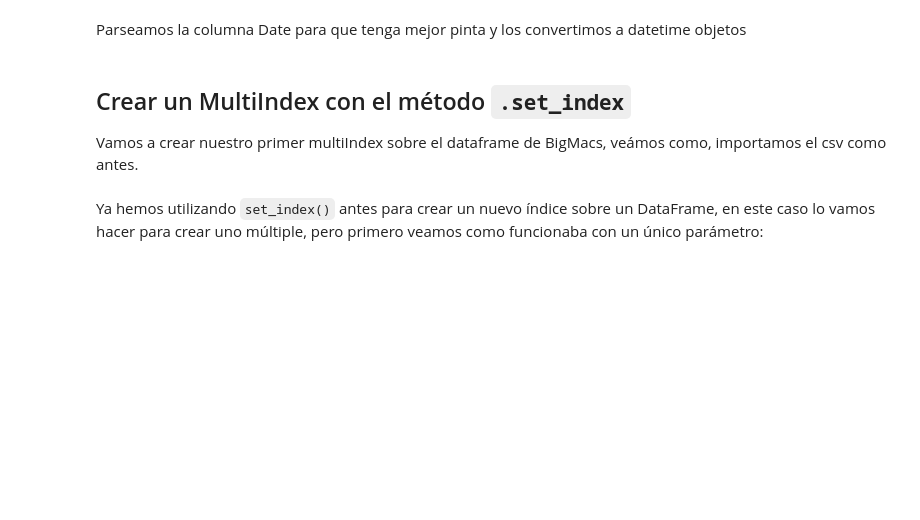
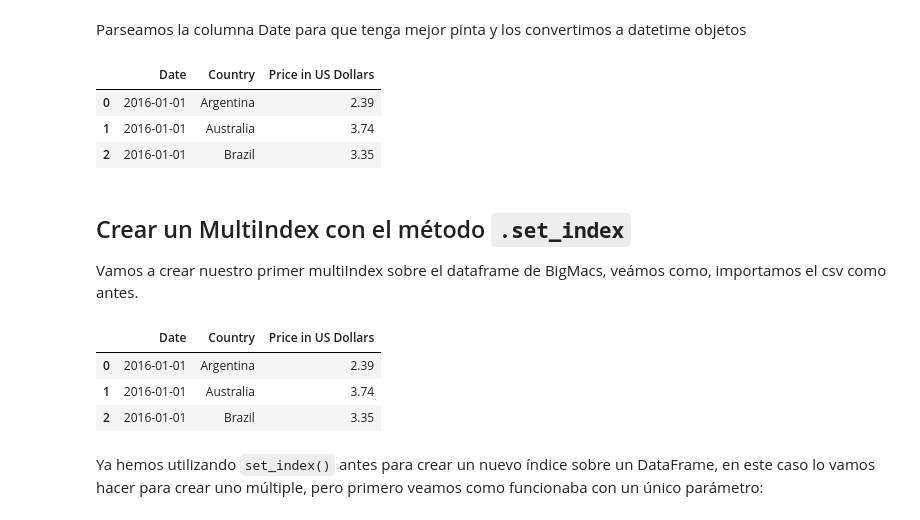
Before and after one commit to internetmosquito/python_data_science_master_unav, a Jupyter notebook: master_notebooks/parte2/2018_BIG_DATA_UNAV_Pandas_Multiindex.ipynb, the cells around one changed output. Cells and saved outputs as stored; diff of their text form; code cells hidden in the pictures; blank space fills up the shorter version.

```diff
--- a/master_notebooks/parte2/2018_BIG_DATA_UNAV_Pandas_Multiindex.ipynb
+++ b/master_notebooks/parte2/2018_BIG_DATA_UNAV_Pandas_Multiindex.ipynb
@@ -35,15 +49,25 @@ bigmac.info()
 # %% [markdown]
 Parseamos la columna Date para que tenga mejor pinta y los convertimos a datetime objetos
 # %%
-bigmac = pd.read_csv("bigmac.csv", parse_dates = ["Date"])
+bigmac = pd.read_csv("pandas/bigmac.csv", parse_dates = ["Date"])
 bigmac.head(3)
+# %% [output]
+|  | Date | Country | Price in US Dollars |
+| 0 | 2016-01-01 | Argentina | 2.39 |
+| 1 | 2016-01-01 | Australia | 3.74 |
+| 2 | 2016-01-01 | Brazil | 3.35 |
 # %% [markdown]
 ## Crear un MultiIndex con el método `.set_index`
 
 Vamos a crear nuestro primer multiIndex sobre el dataframe de BigMacs, veámos como, importamos el csv como antes.
 # %%
-bigmac = pd.read_csv("bigmac.csv", parse_dates = ["Date"])
+bigmac = pd.read_csv("pandas/bigmac.csv", parse_dates = ["Date"])
 bigmac.head(3)
+# %% [output]
+|  | Date | Country | Price in US Dollars |
+| 0 | 2016-01-01 | Argentina | 2.39 |
+| 1 | 2016-01-01 | Australia | 3.74 |
+| 2 | 2016-01-01 | Brazil | 3.35 |
 # %% [markdown]
 Ya hemos utilizando `set_index()` antes para crear un nuevo índice sobre un DataFrame, en este caso lo vamos hacer para crear uno múltiple, pero primero veamos como funcionaba con un único parámetro:
 # %%
```
Also changed, not shown: parts of 31 cells of this notebook, 3 other files.
